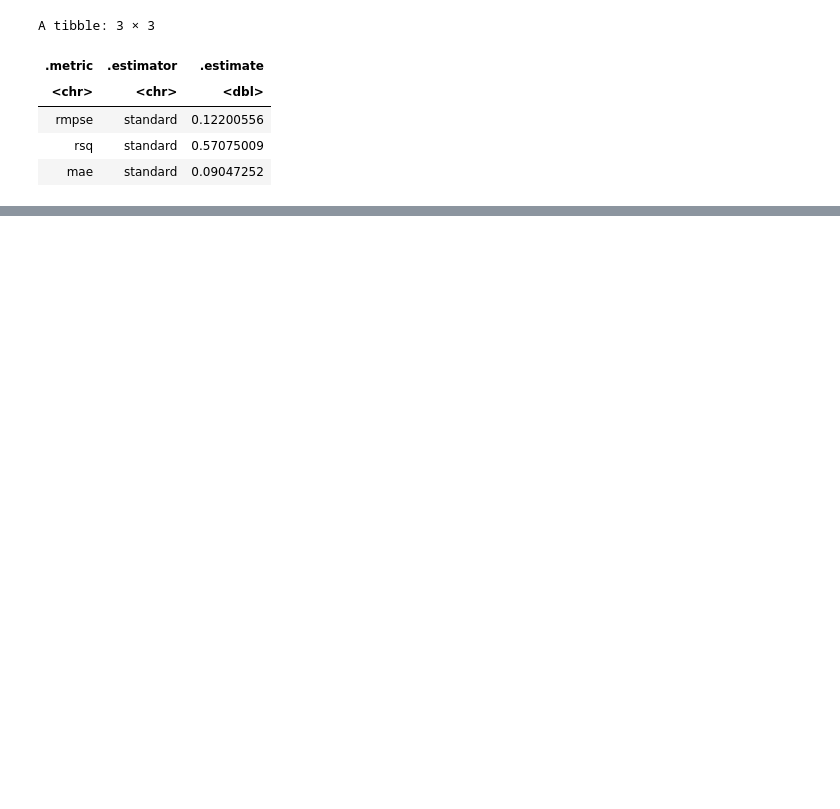
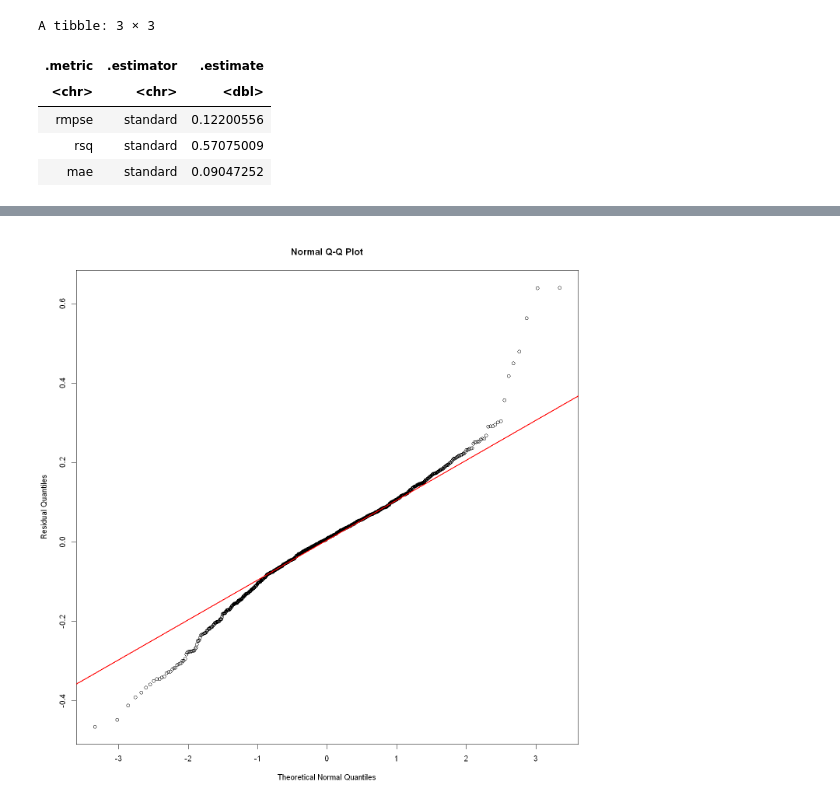
Before and after one commit to pat-ok/DSCI100_predictive_statistics_project, a Jupyter notebook: DSCI100 Project.ipynb, the cells around one changed output, grey strips where cells are left out. Saved outputs shown, nothing was run; the diff lists cells and outputs as text; code cells hidden in the pictures; blank space fills up the shorter version.

```diff
--- a/DSCI100 Project.ipynb
+++ b/DSCI100 Project.ipynb
@@ -509,0 +524,10 @@ From the exploratory analysis, the focus will be on the predictor variables of l
+# %%
+options(repr.plot.width = 12, repr.plot.height = 12)
+# adding quantile normalized residuals
+qqnorm(knn_pred$residual,
+       ylab = "Residual Quantiles",
+       xlab = "Theoretical Normal Quantiles")
+# adding guideline
+qqline(knn_pred$residual, col = "red", lwd = 2)
+# %% [output]
+[figure, added]
```
Also changed, not shown: parts of 17 cells of this notebook.
